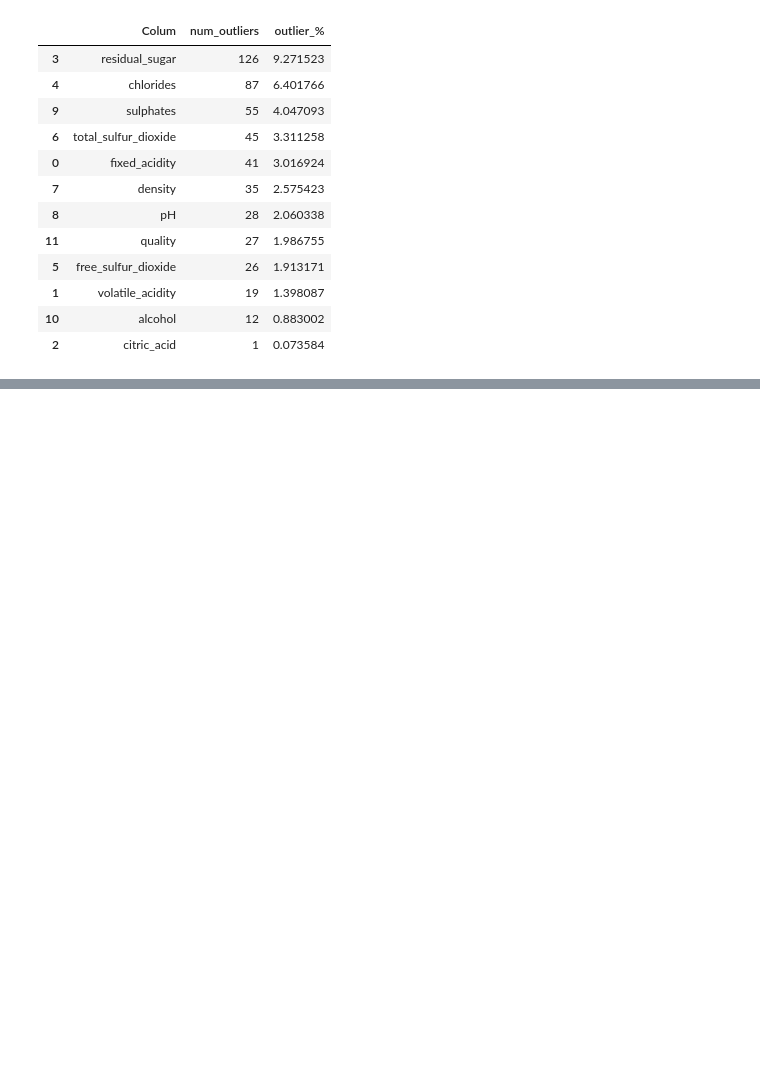
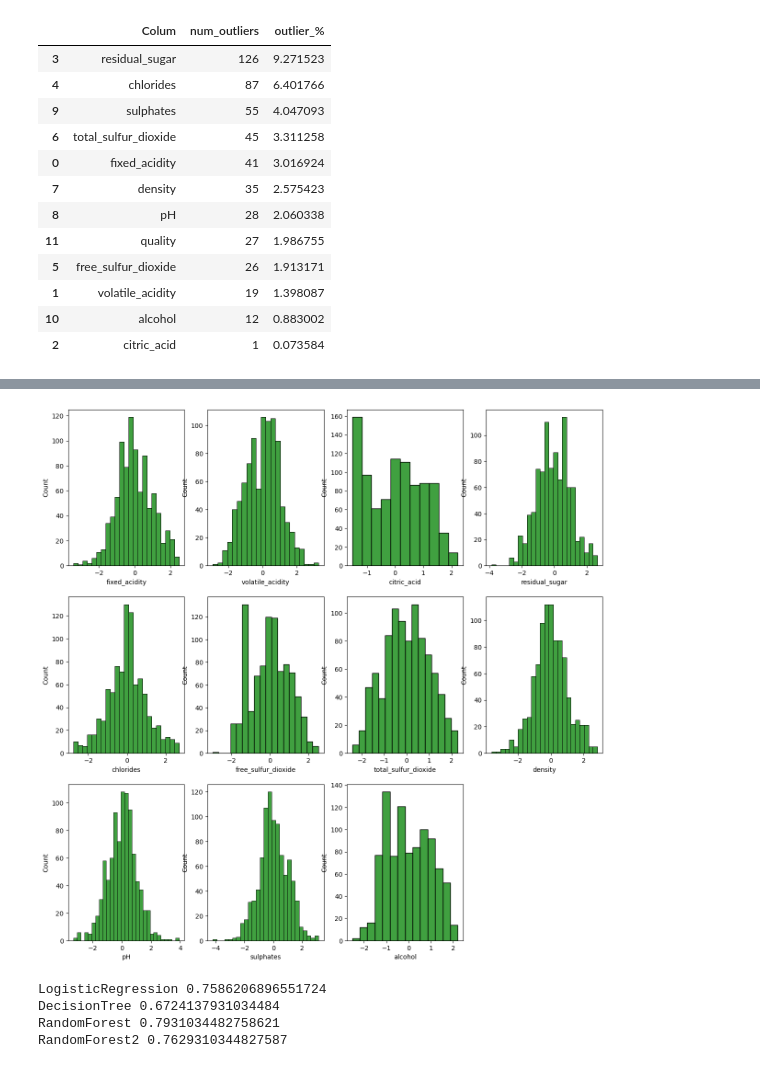
Before and after one commit to Ignacio2M/Data-analysis, a Jupyter notebook: Vinos.ipynb, the cells around one changed output, grey strips where cells are left out. Drawn from its saved outputs; the diff is of its cells as text; code cells hidden in the pictures; blank space fills up the shorter version.

```diff
--- a/Vinos.ipynb
+++ b/Vinos.ipynb
@@ -218,0 +294,65 @@ a
+# %%
+# Tray center normalices
+
+from sklearn.preprocessing import PowerTransformer
+
+X_train_trf = X_train.copy()
+X_test_trf = X_test.copy()
+for i in X_train_trf.columns:
+  power = PowerTransformer(method='yeo-johnson')
+  power.fit(X_train[[i]])
+  X_train_trf[i] = power.transform(X_train_trf[[i]]).ravel()
+  X_test_trf[i] = power.transform(X_test_trf[[i]]).ravel()
+# %%
+# hitogtrama
+no_target = X_train_trf.columns
+plt.figure(figsize=(15,15))
+for i in range(0, len(no_target)):
+  plt.subplot(3, 4, i+1)
+  ax = sns.histplot(x=X_train_trf[no_target[i]], color='green')
+# %% [output]
+[figure, added]
+# %%
+from sklearn.linear_model import LogisticRegression
+from sklearn.svm import SVC, LinearSVC
+from sklearn.neighbors import KNeighborsClassifier
+from sklearn.tree import DecisionTreeClassifier
+from sklearn.ensemble import RandomForestClassifier
+from sklearn.naive_bayes import GaussianNB
+from sklearn.neural_network import MLPClassifier
+
+from sklearn.model_selection import cross_val_score
+
+
+models_center = []
+
+models_center.append(("LogisticRegression",LogisticRegression(max_iter=10000, random_state= 15)))
+# models.append(("SVC",SVC(max_iter=4000)))
+# models.append(("LinearSVC",LinearSVC(dual='auto', max_iter=40000)))
+# models.append(("KNeighbors",KNeighborsClassifier()))
+models_center.append(("DecisionTree",DecisionTreeClassifier(random_state=15)))
+models_center.append(("RandomForest",RandomForestClassifier(random_state=15)))
+rf2 = RandomForestClassifier(n_estimators=5, min_samples_split=2, random_state=15)
+models_center.append(("RandomForest2",rf2))
+# models.append(("MLPClassifier",MLPClassifier(solver='adam', random_state=0,max_iter=1000)))
+
+
+
+results = []
+names = []
+
+fit_models_center = {}
+for name,model in models_center:
+    fit_model = model.fit(X_train_trf, y_train_bin)
+    result = cross_val_score(fit_model, X_test_trf, y_test_bin,  cv=4)
+    names.append(name)
+    results.append(result)
+    fit_models_center.update({name:{"model":fit_model, "mean": result.mean()}})
+
+for i in range(len(names)):
+    print(names[i],results[i].mean())
+# %% [output]
+LogisticRegression 0.7586206896551724
+DecisionTree 0.6724137931034484
+RandomForest 0.7931034482758621
+RandomForest2 0.7629310344827587
```
Also changed, not shown: parts of 8 cells of this notebook.
